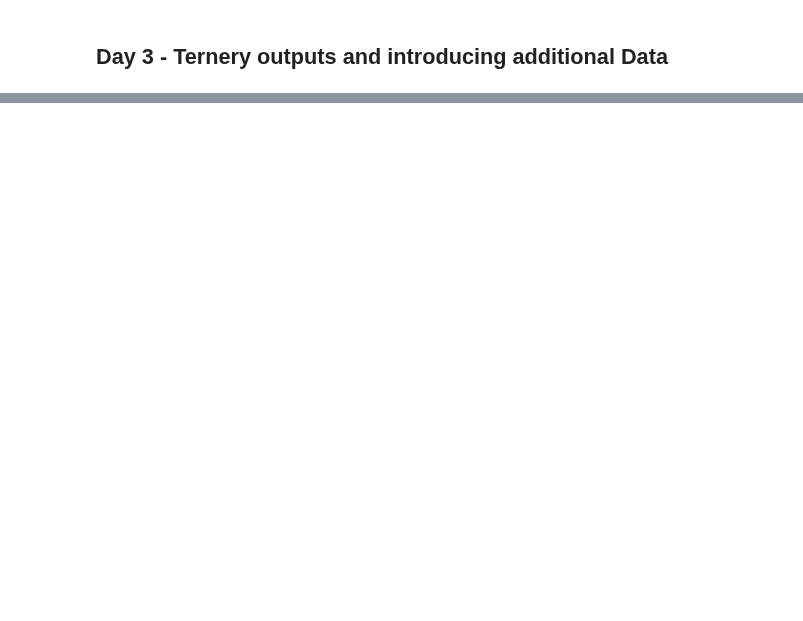
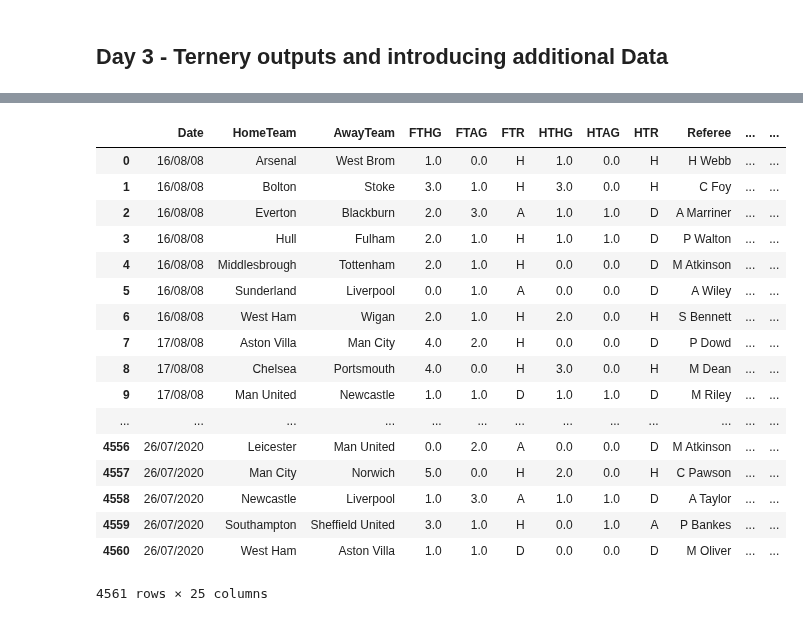
Before and after one commit to georgebrockman/beatthebookies, a Jupyter notebook: beatthebookies/notebooks/george_explore.ipynb, the cells around one changed output, grey strips where cells are left out. Drawn from its saved outputs; the diff is of its cells as text; code cells hidden in the pictures; blank space fills up the shorter version.

Commit message:
compiled a csv file of all match stats, updated betting methods to william hill odds

```diff
--- a/beatthebookies/notebooks/george_explore.ipynb
+++ b/beatthebookies/notebooks/george_explore.ipynb
@@ -411,0 +493,39 @@ simple_betting_profits(betting)
+# %%
+df9 = df9[['Date', 'HomeTeam', 'AwayTeam', 'FTHG', 'FTAG', 'FTR',
+       'HTHG', 'HTAG', 'HTR', 'Referee', 'HS', 'AS', 'HST', 'AST', 'HF',
+       'AF', 'HC', 'AC', 'HY', 'AY', 'HR', 'AR', 'WHH', 'WHD', 'WHA']]
+# %%
+df10 = df10[['Date', 'HomeTeam', 'AwayTeam', 'FTHG', 'FTAG', 'FTR',
+       'HTHG', 'HTAG', 'HTR', 'Referee', 'HS', 'AS', 'HST', 'AST', 'HF',
+       'AF', 'HC', 'AC', 'HY', 'AY', 'HR', 'AR', 'WHH', 'WHD', 'WHA']]
+# %%
+df11 = df11[['Date', 'HomeTeam', 'AwayTeam', 'FTHG', 'FTAG', 'FTR',
+       'HTHG', 'HTAG', 'HTR', 'Referee', 'HS', 'AS', 'HST', 'AST', 'HF',
+       'AF', 'HC', 'AC', 'HY', 'AY', 'HR', 'AR','WHH', 'WHD', 'WHA']]
+# %%
+df12 = df12[['Date', 'HomeTeam', 'AwayTeam', 'FTHG', 'FTAG', 'FTR',
+       'HTHG', 'HTAG', 'HTR', 'Referee', 'HS', 'AS', 'HST', 'AST', 'HF',
+       'AF', 'HC', 'AC', 'HY', 'AY', 'HR', 'AR', 'WHH', 'WHD', 'WHA']]
+# %%
+match_stats = pd.concat([df,df2,df3,df4,df5,df6,df7,df8,df9,df10,df11,df12])
+match_stats.reset_index(drop=True, inplace=True)
+match_stats
+# %% [output]
+|  | Date | HomeTeam | AwayTeam | FTHG | FTAG | FTR | HTHG | HTAG | HTR | Referee | ... | ... |
+| 0 | 16/08/08 | Arsenal | West Brom | 1.0 | 0.0 | H | 1.0 | 0.0 | H | H Webb | ... | ... |
+| 1 | 16/08/08 | Bolton | Stoke | 3.0 | 1.0 | H | 3.0 | 0.0 | H | C Foy | ... | ... |
+| 2 | 16/08/08 | Everton | Blackburn | 2.0 | 3.0 | A | 1.0 | 1.0 | D | A Marriner | ... | ... |
+| 3 | 16/08/08 | Hull | Fulham | 2.0 | 1.0 | H | 1.0 | 1.0 | D | P Walton | ... | ... |
+| 4 | 16/08/08 | Middlesbrough | Tottenham | 2.0 | 1.0 | H | 0.0 | 0.0 | D | M Atkinson | ... | ... |
+| 5 | 16/08/08 | Sunderland | Liverpool | 0.0 | 1.0 | A | 0.0 | 0.0 | D | A Wiley | ... | ... |
+| 6 | 16/08/08 | West Ham | Wigan | 2.0 | 1.0 | H | 2.0 | 0.0 | H | S Bennett | ... | ... |
+| 7 | 17/08/08 | Aston Villa | Man City | 4.0 | 2.0 | H | 0.0 | 0.0 | D | P Dowd | ... | ... |
+| 8 | 17/08/08 | Chelsea | Portsmouth | 4.0 | 0.0 | H | 3.0 | 0.0 | H | M Dean | ... | ... |
+| 9 | 17/08/08 | Man United | Newcastle | 1.0 | 1.0 | D | 1.0 | 1.0 | D | M Riley | ... | ... |
+| ... | ... | ... | ... | ... | ... | ... | ... | ... | ... | ... | ... | ... |
+| 4556 | 26/07/2020 | Leicester | Man United | 0.0 | 2.0 | A | 0.0 | 0.0 | D | M Atkinson | ... | ... |
+| 4557 | 26/07/2020 | Man City | Norwich | 5.0 | 0.0 | H | 2.0 | 0.0 | H | C Pawson | ... | ... |
+| 4558 | 26/07/2020 | Newcastle | Liverpool | 1.0 | 3.0 | A | 1.0 | 1.0 | D | A Taylor | ... | ... |
+| 4559 | 26/07/2020 | Southampton | Sheffield United | 3.0 | 1.0 | H | 0.0 | 1.0 | A | P Bankes | ... | ... |
+| 4560 | 26/07/2020 | West Ham | Aston Villa | 1.0 | 1.0 | D | 0.0 | 0.0 | D | M Oliver | ... | ... |
+4561 rows × 25 columns
```
Also changed, not shown: parts of 31 cells of this notebook, 4 other files.
